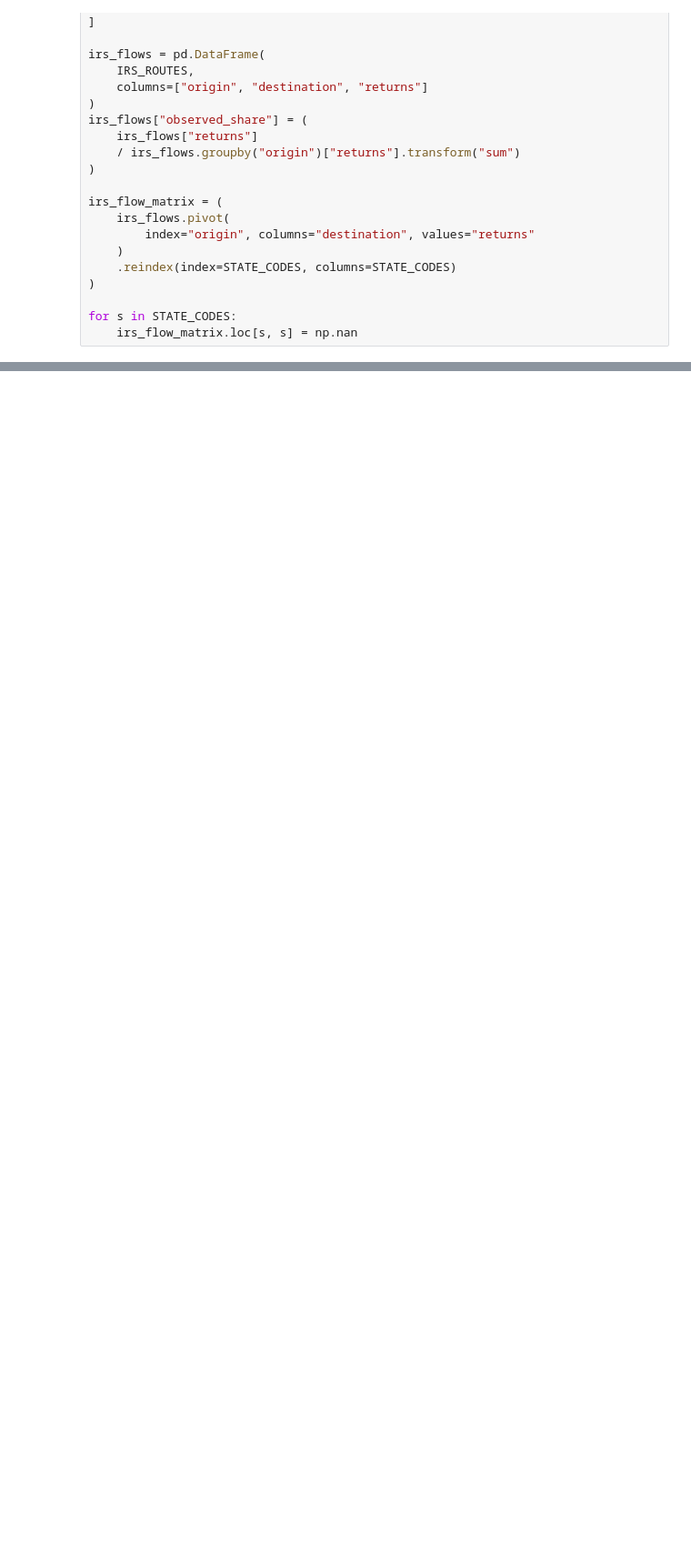
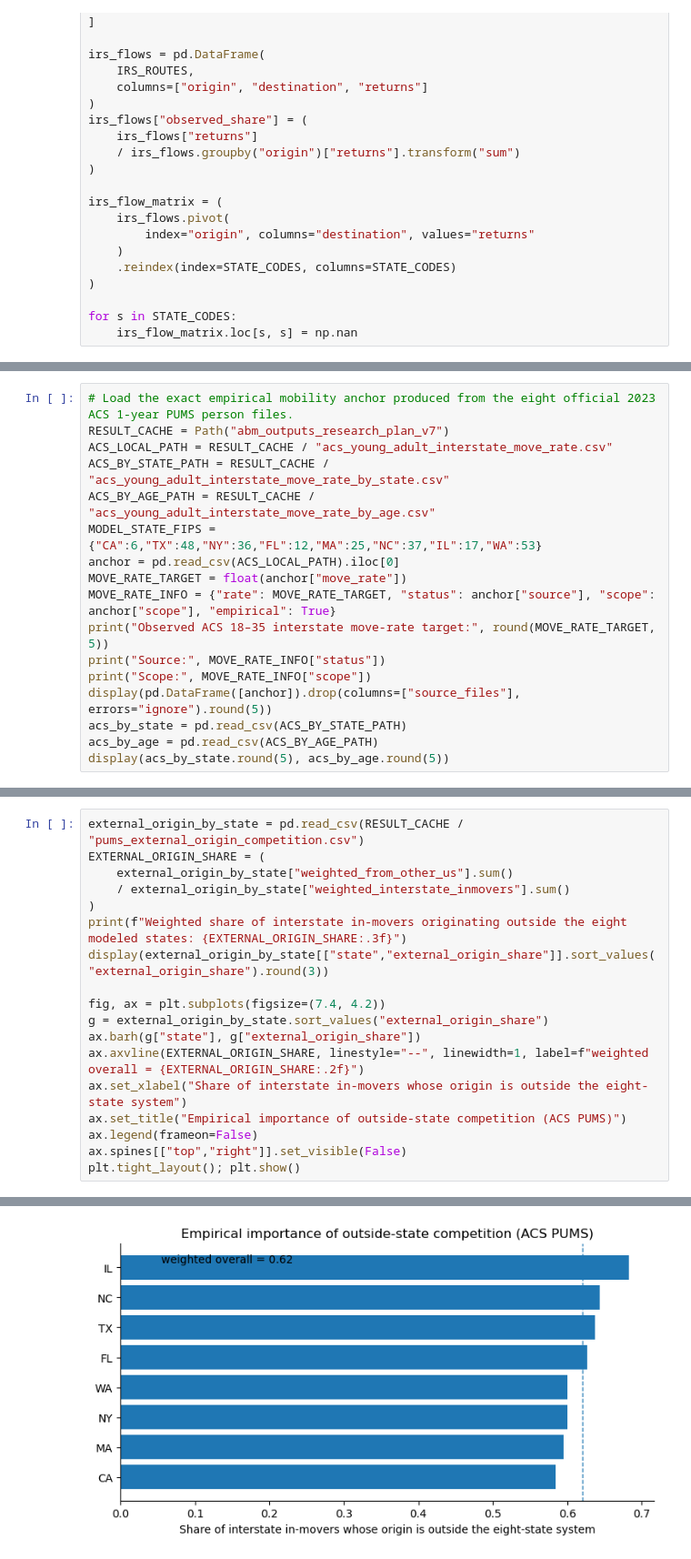
Before and after one commit to Jeremy-Xujia-Chen/CITS4403-GROUP-PROJECT, a Jupyter notebook: 0914-1_v8.ipynb, the cells around one changed output, grey strips where cells are left out. Shown at 91% size. Saved outputs shown, nothing was run; the diff lists cells and outputs as text; blank space fills up the shorter version.

Commit message:
Add ACS anchor and external-origin audit (PR-05)

```diff
--- a/0914-1_v8.ipynb
+++ b/0914-1_v8.ipynb
@@ -310,0 +328,17 @@ for s in STATE_CODES:
+# %%
+# Load the exact empirical mobility anchor produced from the eight official 2023 ACS 1-year PUMS person files.
+RESULT_CACHE = Path("abm_outputs_research_plan_v7")
+ACS_LOCAL_PATH = RESULT_CACHE / "acs_young_adult_interstate_move_rate.csv"
+ACS_BY_STATE_PATH = RESULT_CACHE / "acs_young_adult_interstate_move_rate_by_state.csv"
+ACS_BY_AGE_PATH = RESULT_CACHE / "acs_young_adult_interstate_move_rate_by_age.csv"
+MODEL_STATE_FIPS = {"CA":6,"TX":48,"NY":36,"FL":12,"MA":25,"NC":37,"IL":17,"WA":53}
+anchor = pd.read_csv(ACS_LOCAL_PATH).iloc[0]
+MOVE_RATE_TARGET = float(anchor["move_rate"])
+MOVE_RATE_INFO = {"rate": MOVE_RATE_TARGET, "status": anchor["source"], "scope": anchor["scope"], "empirical": True}
+print("Observed ACS 18–35 interstate move-rate target:", round(MOVE_RATE_TARGET, 5))
+print("Source:", MOVE_RATE_INFO["status"])
+print("Scope:", MOVE_RATE_INFO["scope"])
+display(pd.DataFrame([anchor]).drop(columns=["source_files"], errors="ignore").round(5))
+acs_by_state = pd.read_csv(ACS_BY_STATE_PATH)
+acs_by_age = pd.read_csv(ACS_BY_AGE_PATH)
+display(acs_by_state.round(5), acs_by_age.round(5))
@@ -310,0 +355,19 @@ for s in STATE_CODES:
+# %%
+external_origin_by_state = pd.read_csv(RESULT_CACHE / "pums_external_origin_competition.csv")
+EXTERNAL_ORIGIN_SHARE = (
+    external_origin_by_state["weighted_from_other_us"].sum()
+    / external_origin_by_state["weighted_interstate_inmovers"].sum()
+)
+print(f"Weighted share of interstate in-movers originating outside the eight modeled states: {EXTERNAL_ORIGIN_SHARE:.3f}")
+display(external_origin_by_state[["state","external_origin_share"]].sort_values("external_origin_share").round(3))
+
+fig, ax = plt.subplots(figsize=(7.4, 4.2))
+g = external_origin_by_state.sort_values("external_origin_share")
+ax.barh(g["state"], g["external_origin_share"])
+ax.axvline(EXTERNAL_ORIGIN_SHARE, linestyle="--", linewidth=1, label=f"weighted overall = {EXTERNAL_ORIGIN_SHARE:.2f}")
+ax.set_xlabel("Share of interstate in-movers whose origin is outside the eight-state system")
+ax.set_title("Empirical importance of outside-state competition (ACS PUMS)")
+ax.legend(frameon=False)
+ax.spines[["top","right"]].set_visible(False)
+plt.tight_layout(); plt.show()
+# %% [output]
@@ -310,0 +384 @@ for s in STATE_CODES:
+[figure, added]
```
Also changed, not shown: parts of 4 cells of this notebook.
